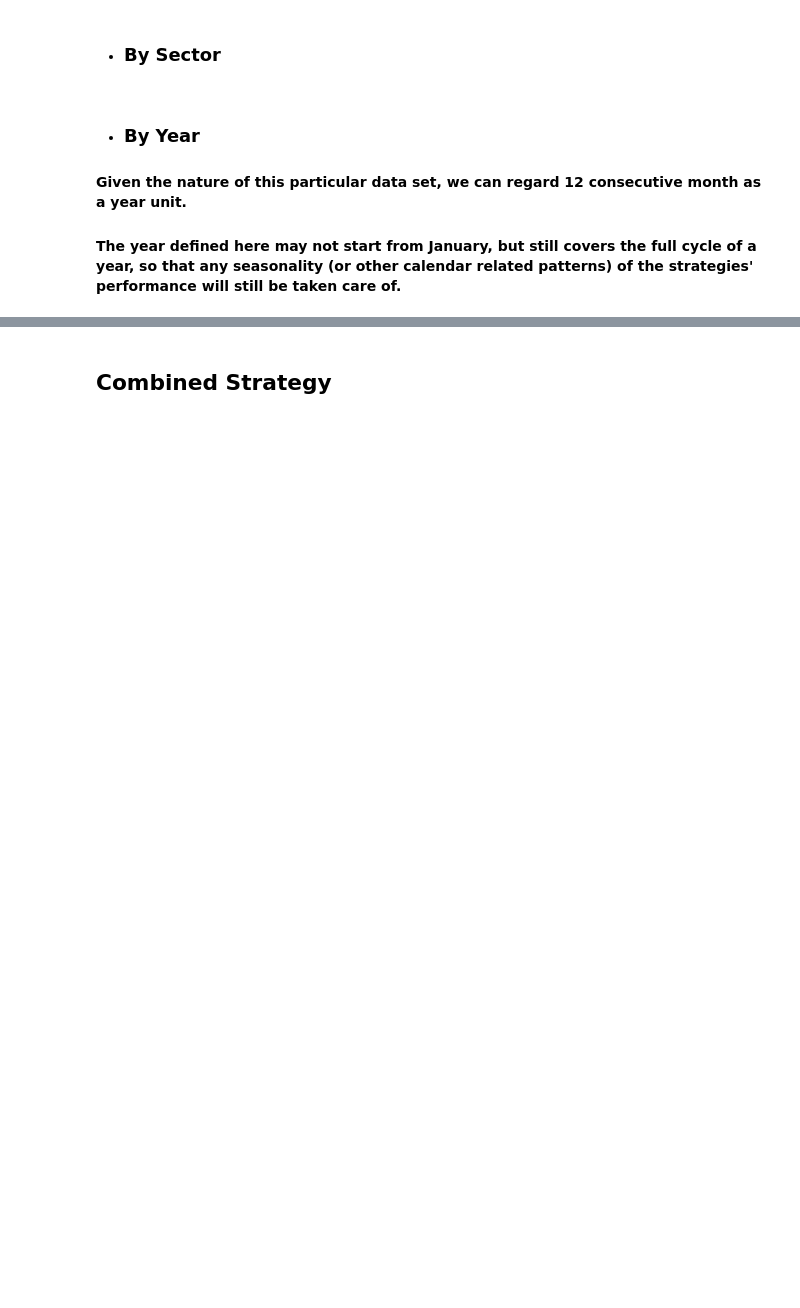
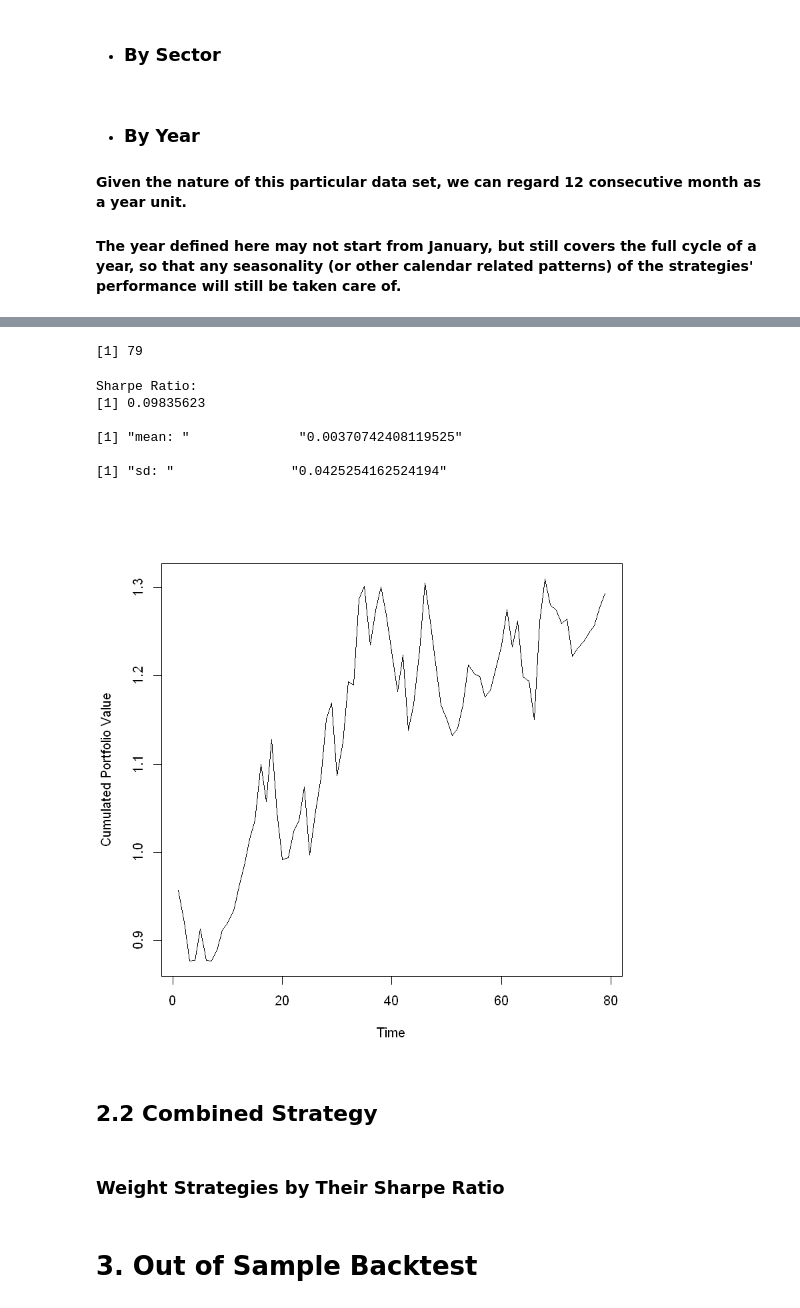
Before and after one commit to potato1996/jyl-repo, a Jupyter notebook: Model_Development.ipynb, the cells around one changed output, grey strips where cells are left out. Saved outputs shown, nothing was run; the diff lists cells and outputs as text; code cells hidden in the pictures; blank space fills up the shorter version.

```diff
--- a/Model_Development.ipynb
+++ b/Model_Development.ipynb
@@ -39,6 +42,8 @@ data <- data[, ":="(
             # MA of past 12 months' returns
             F24 = ifelse(len >= 12, rollapply(ctmp_returns, 12, mean, fill = NA, align = "right"), as.numeric(NA))
 ), by = stock]
+# remove useless columns
+data <- data[, c(1:23, 26:29)]
 # %%
 ## Split into test/training set
 # Since we are analyzing time series, for simplicity, take the observations on the first 70% days as training set,
@@ -127,4 +164,4 @@ dim(data_train)
 - ### Multi-variate Regressions
 #### Take the interaction of factors into account
 # %%
-data_train <- data_train[, c(1:23, 26:29)] # remove useless columns
+data_train <- data_train[, c(1:27)] # remove useless columns
@@ -186,2 +339,59 @@ sum(1/n * (1 + fwd_return/100)) - sum(1/n * (1 + fwd_return/100)) ## Long & shor
+# %%
+length(unique( prediction_data1[["portfolio_monthly_ret"]]))
+# %% [output]
+[1] 79
+# %%
+# Sharpe Ratio
+cal_SR <- function(prediction_data){
+    # Since market neutral portfolio has no market (systematic) risk exposure, its benchmark should be risk free rate
+    # US 10-year traesury yield is about 3% annually
+
+    # Monthly SR
+    # Transform simple returns to log returns
+    prediction_data <- prediction_data[, log_portfolio_monthly_ret := log(1 + portfolio_monthly_ret)]
+    rf = 0.03
+    ret_sd <- sd(prediction_data[["log_portfolio_monthly_ret"]])
+    ret_mean <- mean(prediction_data[["log_portfolio_monthly_ret"]])
+    SR = (ret_mean - rf / 12) / ret_sd
+    # Annualize
+    SR = sqrt(12) * SR
+    cat("Sharpe Ratio:\n")
+    print(SR)
+
+    cat("\n")
+    print(c("mean: ", mean(prediction_data1[["log_portfolio_monthly_ret"]])))
+    cat("\n")
+    print(c("sd: ", sd(prediction_data1[["log_portfolio_monthly_ret"]])))
+
+    return (prediction_data)
+}
+
+# This is a relatively high vol strategy
+prediction_data1 <- cal_SR(prediction_data1)
+# %% [output]
+Sharpe Ratio:
+[1] 0.09835623
+
+[1] "mean: "              "0.00370742408119525"
+
+[1] "sd: "               "0.0425254162524194"
+# %%
+# Performance across time
+plot_performance <- function(prediction_data){
+    port_ret <- unique(prediction_data[,c("date", "log_portfolio_monthly_ret")])
+    port_ret <- port_ret[order(date),]
+    port_ret <- port_ret[, cumulated_portfolio_val := 1 + cumsum(log_portfolio_monthly_ret)]
+
+    # Plot
+    plot(port_ret[["cumulated_portfolio_val"]], type = "l", xlab = "Time", ylab = "Cumulated Portfolio Value")
+}
+
+plot_performance(prediction_data1)
+# %% [output]
+[figure, added]
 # %% [markdown]
-## Combined Strategy
+## 2.2 Combined Strategy
+# %% [markdown]
+### Weight Strategies by Their Sharpe Ratio
+# %% [markdown]
+# 3. Out of Sample Backtest
```
Also changed, not shown: parts of 30 cells of this notebook, 2 other files.
